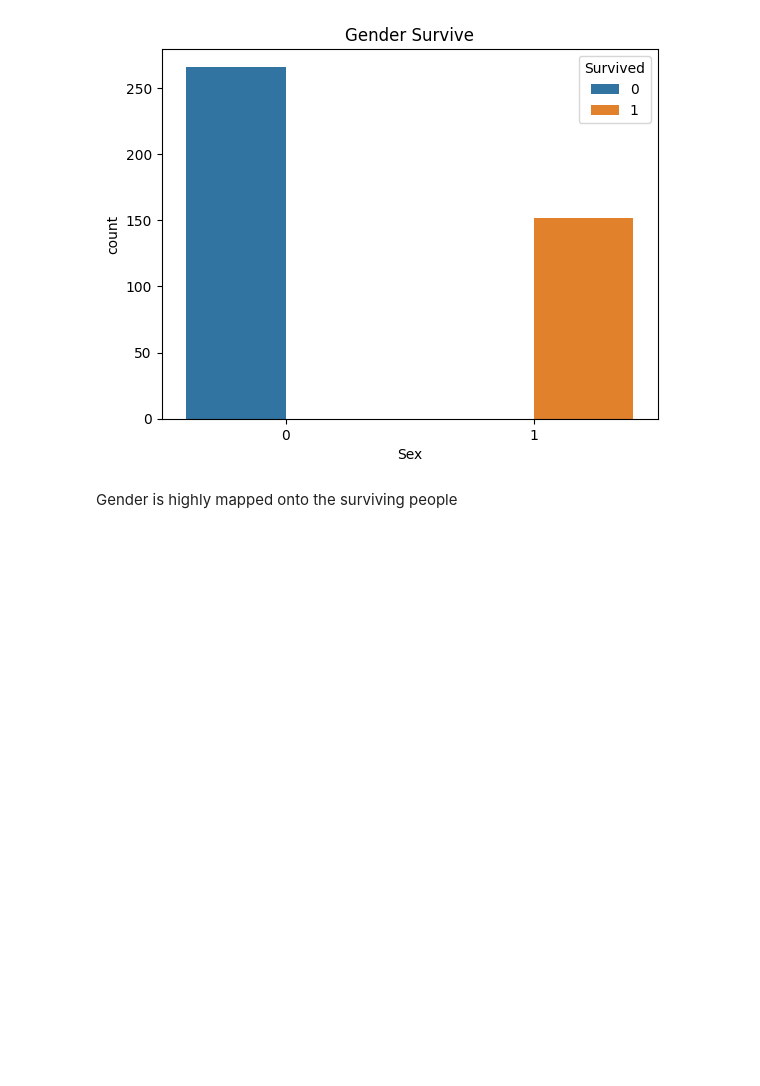
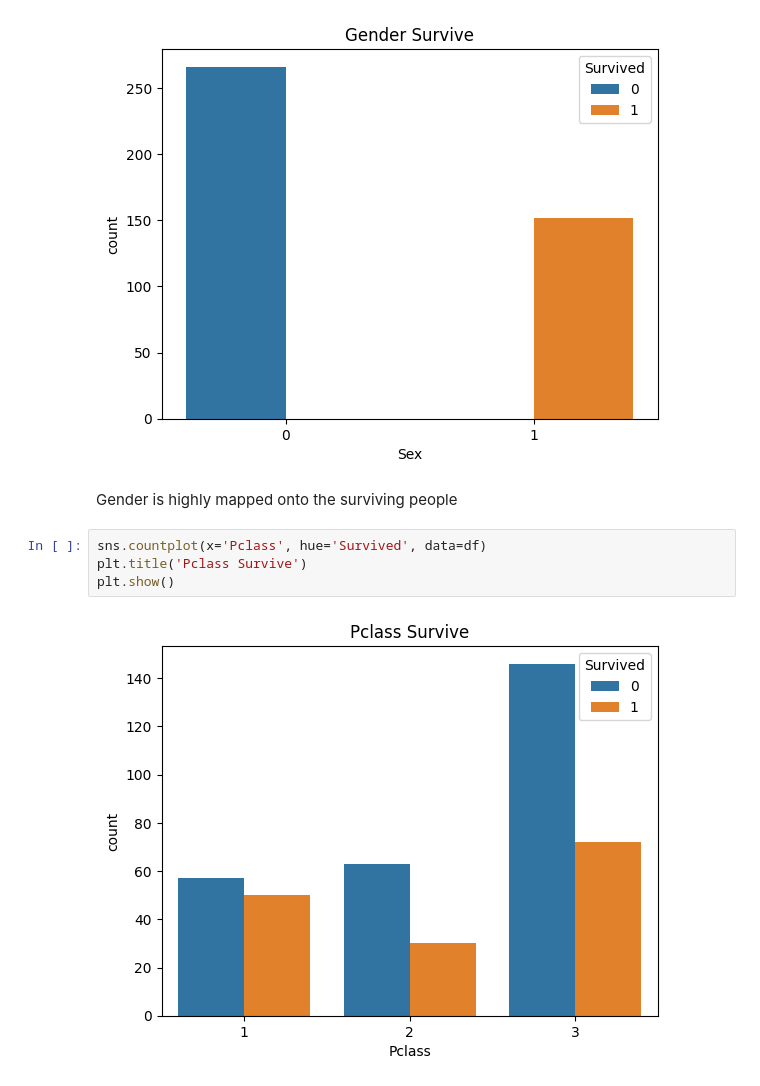
Before and after one commit to hassanabdullah1606/CODSOFT, a Jupyter notebook: Titanic/Final.ipynb, the cells around one changed output. Drawn from its saved outputs; the diff is of its cells as text; blank space fills up the shorter version.

```diff
--- a/Titanic/Final.ipynb
+++ b/Titanic/Final.ipynb
@@ -164,3 +164,9 @@ plt.show()
 [figure]
 # %% [markdown]
 Gender is highly mapped onto the surviving people
+# %%
+sns.countplot(x='Pclass', hue='Survived', data=df)
+plt.title('Pclass Survive')
+plt.show()
+# %% [output]
+[figure, added]
```
Also changed, not shown: parts of 39 cells of this notebook.
